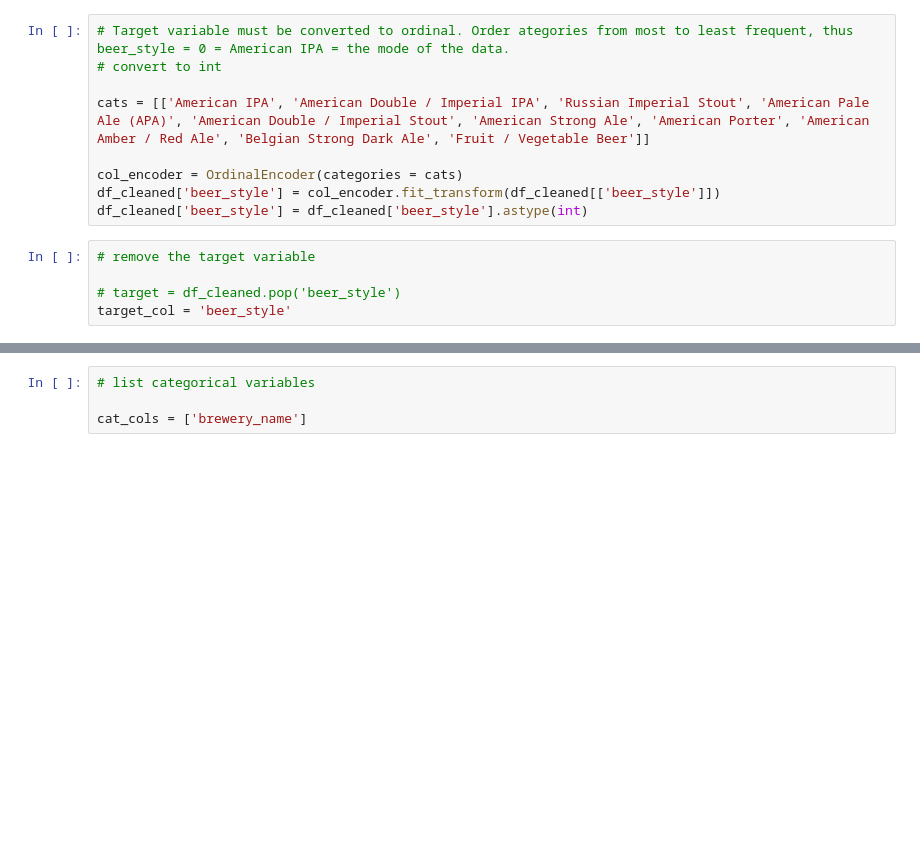
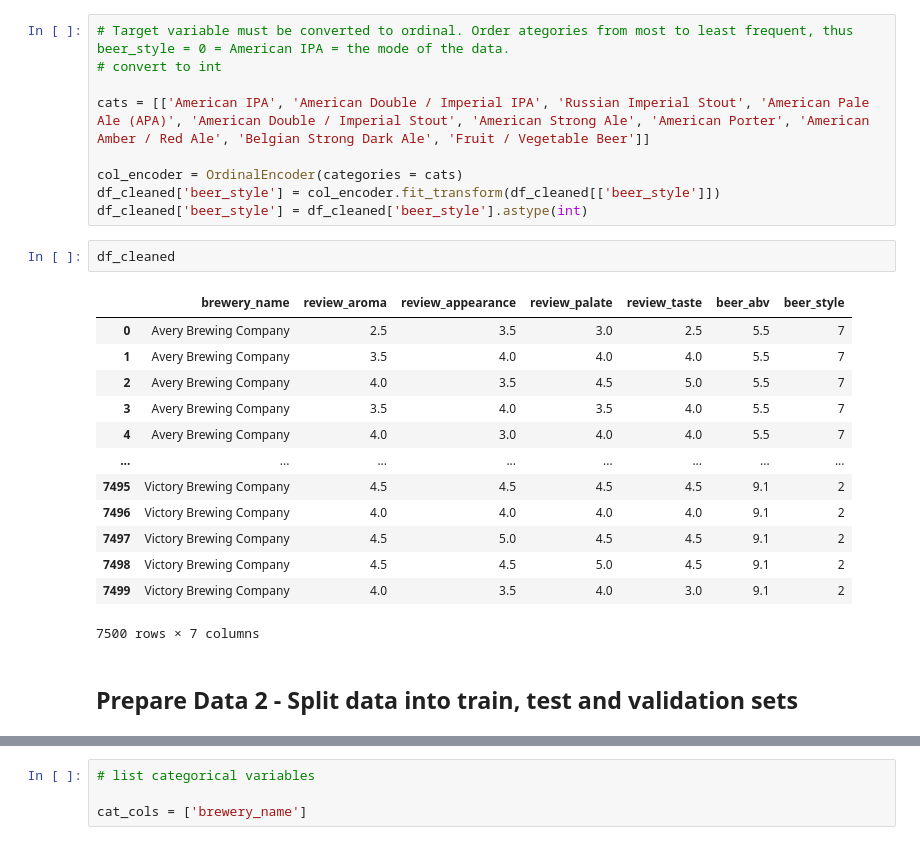
Before and after one commit to PeRoBr/adv_dsi_at_2, a Jupyter notebook: notebooks/at_2_nn_modelling_preparation.ipynb, the cells around one changed output, grey strips where cells are left out. Cells and saved outputs as stored; diff of their text form; blank space fills up the shorter version.

```diff
--- a/notebooks/at_2_nn_modelling_preparation.ipynb
+++ b/notebooks/at_2_nn_modelling_preparation.ipynb
@@ -44,8 +66,21 @@ cats = [['American IPA', 'American Double / Imperial IPA', 'Russian Imperial Sto
 col_encoder = OrdinalEncoder(categories = cats)
 df_cleaned['beer_style'] = col_encoder.fit_transform(df_cleaned[['beer_style']])
 df_cleaned['beer_style'] = df_cleaned['beer_style'].astype(int)
-# %%
-# remove the target variable
-
-# target = df_cleaned.pop('beer_style')
-target_col = 'beer_style'
+# %%
+df_cleaned
+# %% [output]
+|  | brewery_name | review_aroma | review_appearance | review_palate | review_taste | beer_abv | beer_style |
+| 0 | Avery Brewing Company | 2.5 | 3.5 | 3.0 | 2.5 | 5.5 | 7 |
+| 1 | Avery Brewing Company | 3.5 | 4.0 | 4.0 | 4.0 | 5.5 | 7 |
+| 2 | Avery Brewing Company | 4.0 | 3.5 | 4.5 | 5.0 | 5.5 | 7 |
+| 3 | Avery Brewing Company | 3.5 | 4.0 | 3.5 | 4.0 | 5.5 | 7 |
+| 4 | Avery Brewing Company | 4.0 | 3.0 | 4.0 | 4.0 | 5.5 | 7 |
+| ... | ... | ... | ... | ... | ... | ... | ... |
+| 7495 | Victory Brewing Company | 4.5 | 4.5 | 4.5 | 4.5 | 9.1 | 2 |
+| 7496 | Victory Brewing Company | 4.0 | 4.0 | 4.0 | 4.0 | 9.1 | 2 |
+| 7497 | Victory Brewing Company | 4.5 | 5.0 | 4.5 | 4.5 | 9.1 | 2 |
+| 7498 | Victory Brewing Company | 4.5 | 4.5 | 5.0 | 4.5 | 9.1 | 2 |
+| 7499 | Victory Brewing Company | 4.0 | 3.5 | 4.0 | 3.0 | 9.1 | 2 |
+7500 rows × 7 columns
+# %% [markdown]
+## Prepare Data 2 - Split data into train, test and validation sets
```
Also changed, not shown: parts of 63 cells of this notebook, 7 other files.
